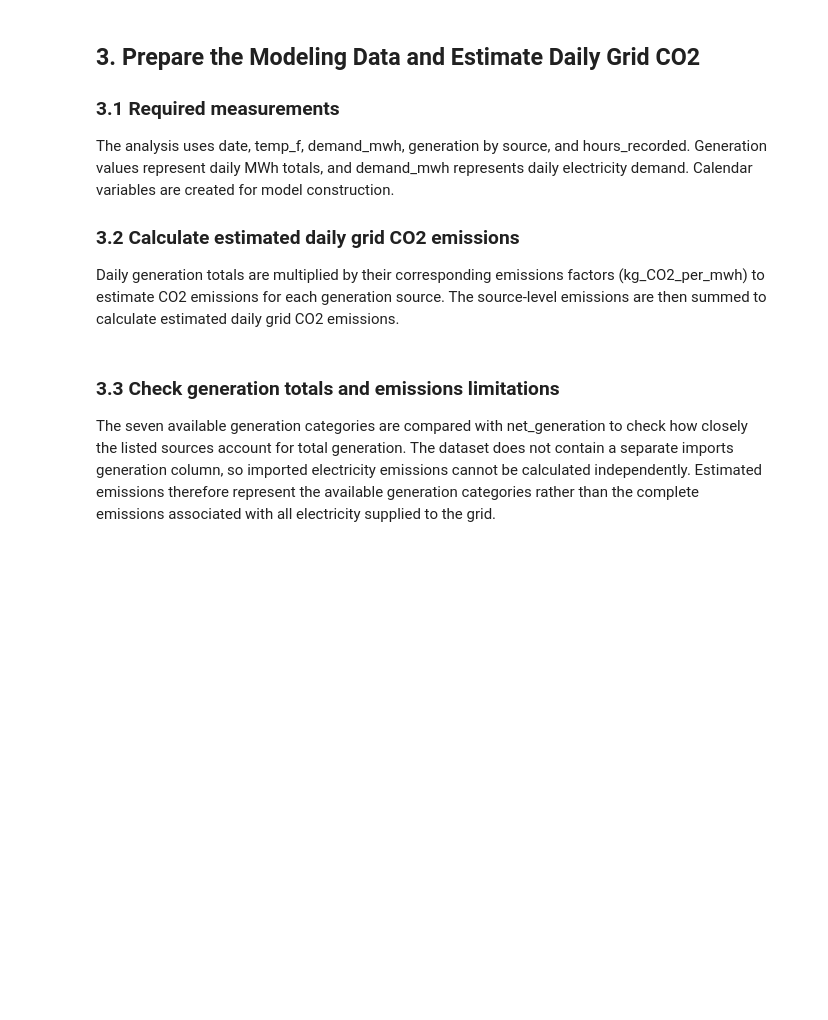
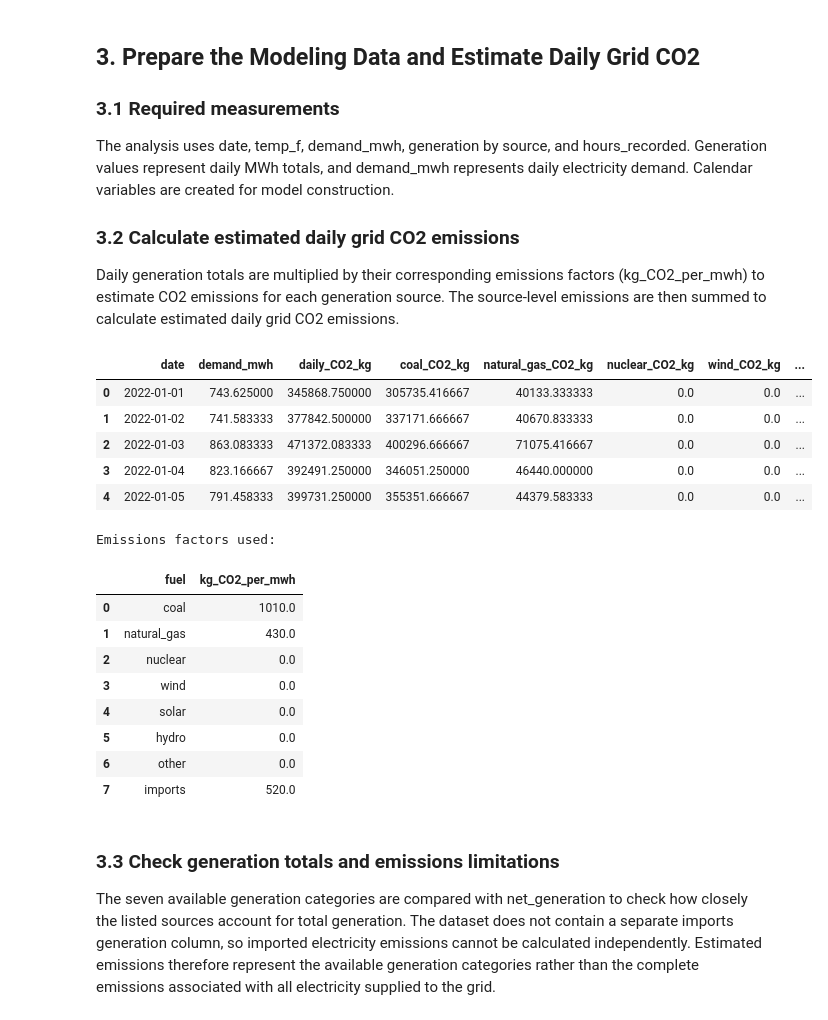
Before and after one commit to jandrew2353/Group1-491, a Jupyter notebook: Topic3_Climate_Energy_The_Green_Tech_Carbon_Spike/data/Hypothesis2_Experiment.ipynb, the cells around one changed output. Cells and saved outputs as stored; diff of their text form; code cells hidden in the pictures; blank space fills up the shorter version.

```diff
--- a/Topic3_Climate_Energy_The_Green_Tech_Carbon_Spike/data/Hypothesis2_Experiment.ipynb
+++ b/Topic3_Climate_Energy_The_Green_Tech_Carbon_Spike/data/Hypothesis2_Experiment.ipynb
@@ -148,7 +184,7 @@ generation_fuels = [
 emission_factors = (
     fuel_factors_clean
     .drop_duplicates(subset=["fuel"], keep="last")
-    .set_index("fuel")["kg_CO2_per_mwh"]
+    .set_index("fuel")["kg_co2_per_mwh"]
     .to_dict()
 )
 
@@ -186,33 +222,50 @@ for fuel in generation_fuels:
     daily_data[f"{fuel}_CO2_kg"] = (
         daily_data[fuel] * emission_factors[fuel]
     )
 
 
 # Calculate total daily estimated grid CO2 emissions
 emission_columns = [
     f"{fuel}_CO2_kg" for fuel in generation_fuels
 ]
 
 daily_data["daily_CO2_kg"] = daily_data[emission_columns].sum(
     axis=1,
     min_count=len(emission_columns)
 )
 
 
 # Display calculated results
 display(
     daily_data[
         ["date", "demand_mwh", "daily_CO2_kg"]
         + emission_columns
     ].head()
 )
 
 
 print("\nEmissions factors used:")
 display(pd.DataFrame(
     list(emission_factors.items()),
     columns=["fuel", "kg_CO2_per_mwh"]
 ))
+# %% [output]
+|  | date | demand_mwh | daily_CO2_kg | coal_CO2_kg | natural_gas_CO2_kg | nuclear_CO2_kg | wind_CO2_kg | ... |
+| 0 | 2022-01-01 | 743.625000 | 345868.750000 | 305735.416667 | 40133.333333 | 0.0 | 0.0 | ... |
+| 1 | 2022-01-02 | 741.583333 | 377842.500000 | 337171.666667 | 40670.833333 | 0.0 | 0.0 | ... |
+| 2 | 2022-01-03 | 863.083333 | 471372.083333 | 400296.666667 | 71075.416667 | 0.0 | 0.0 | ... |
+| 3 | 2022-01-04 | 823.166667 | 392491.250000 | 346051.250000 | 46440.000000 | 0.0 | 0.0 | ... |
+| 4 | 2022-01-05 | 791.458333 | 399731.250000 | 355351.666667 | 44379.583333 | 0.0 | 0.0 | ... |
+Emissions factors used:
+|  | fuel | kg_CO2_per_mwh |
+| 0 | coal | 1010.0 |
+| 1 | natural_gas | 430.0 |
+| 2 | nuclear | 0.0 |
+| 3 | wind | 0.0 |
+| 4 | solar | 0.0 |
+| 5 | hydro | 0.0 |
+| 6 | other | 0.0 |
+| 7 | imports | 520.0 |
 # %% [markdown]
 ### 3.3 Check generation totals and emissions limitations
 
```
Also changed, not shown: parts of 24 cells of this notebook, 6 other files.
